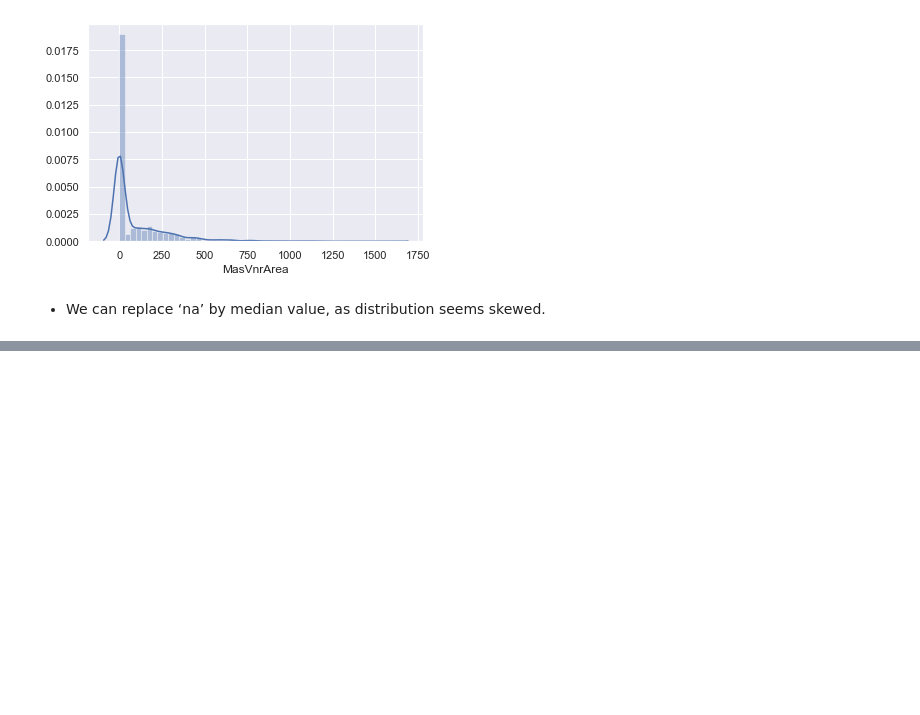
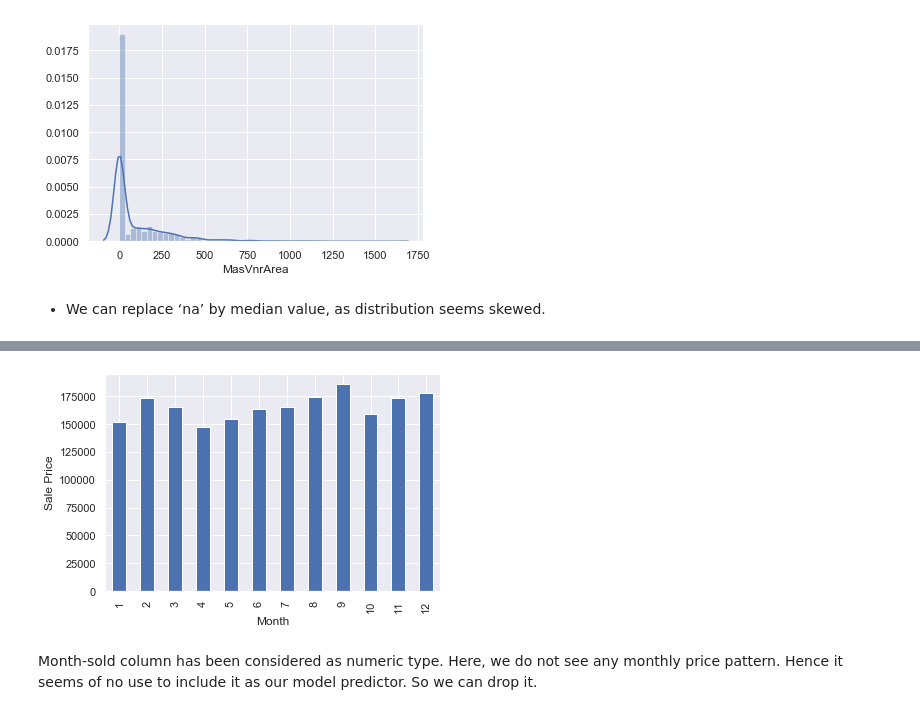
Before and after one commit to biswajitkumarsingh17/Houseprice_prediction_using_ridge_and_lasso, a Jupyter notebook: Houseprice_prediction_using_ridge_and_lasso.ipynb, the cells around one changed output, grey strips where cells are left out. Drawn from its saved outputs; the diff is of its cells as text; code cells hidden in the pictures; blank space fills up the shorter version.

```diff
--- a/Houseprice_prediction_using_ridge_and_lasso.ipynb
+++ b/Houseprice_prediction_using_ridge_and_lasso.ipynb
@@ -459,3 +512,5 @@ df[(df.BsmtFinType1=='No_Basement')].shape
+# %%
+df=df[(df.Id!=333.0) & (df.Id!=949.0)]
 # %% [markdown]
 #### MasVnrType
 * This column conveys masonry veneer type
@@ -513,0 +598,10 @@ df.MasVnrArea.replace(np.nan,df.MasVnrArea.median(),inplace=True)
+# %%
+#check for the monthly sale price pattern
+df.groupby('MoSold').SalePrice.median().plot.bar()
+plt.ylabel('Sale Price')
+plt.xlabel('Month')
+plt.show()
+# %% [output]
+[figure, added]
+# %% [markdown]
+Month-sold column has been considered as numeric type. Here, we do not see any monthly price pattern. Hence it seems of no use to include it as our model predictor. So we can drop it.
```
Also changed, not shown: parts of 123 cells of this notebook.
